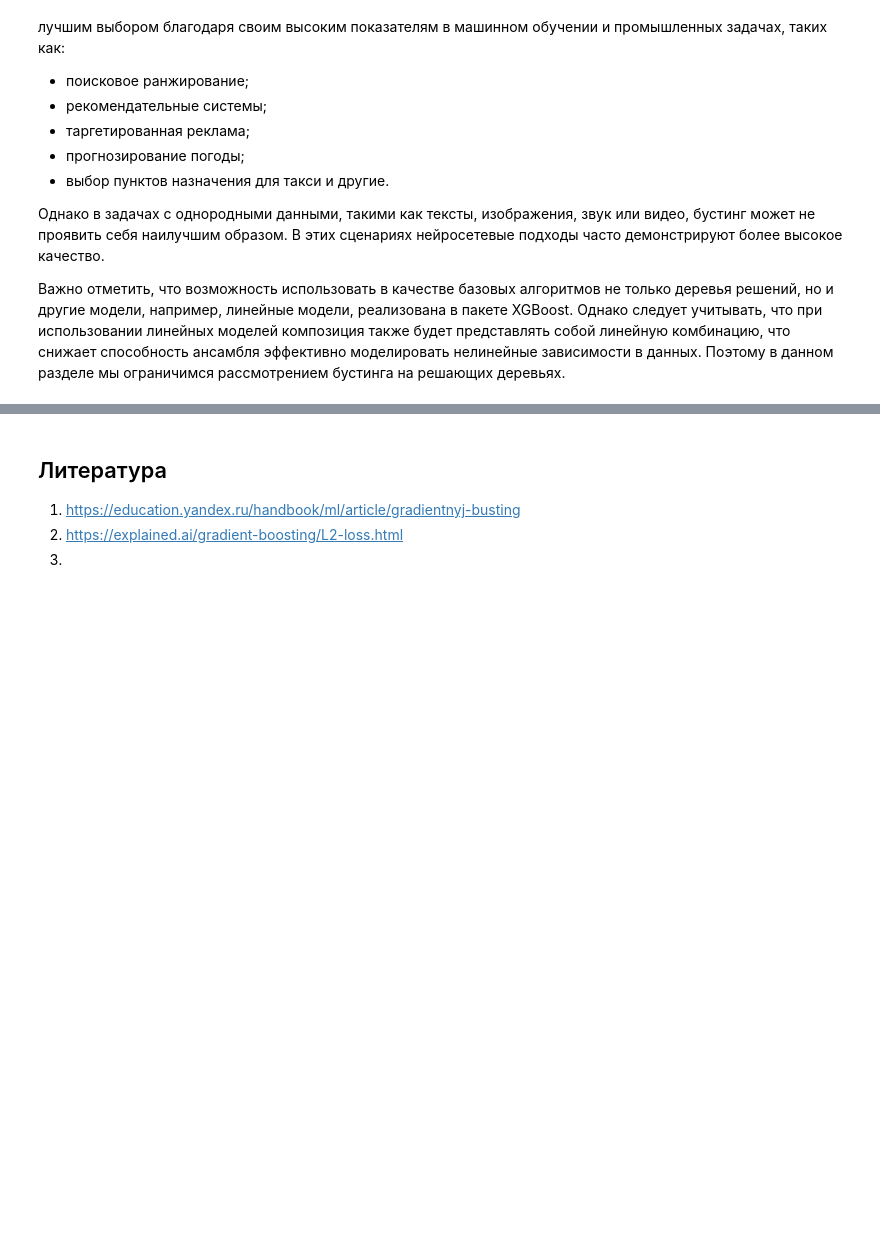
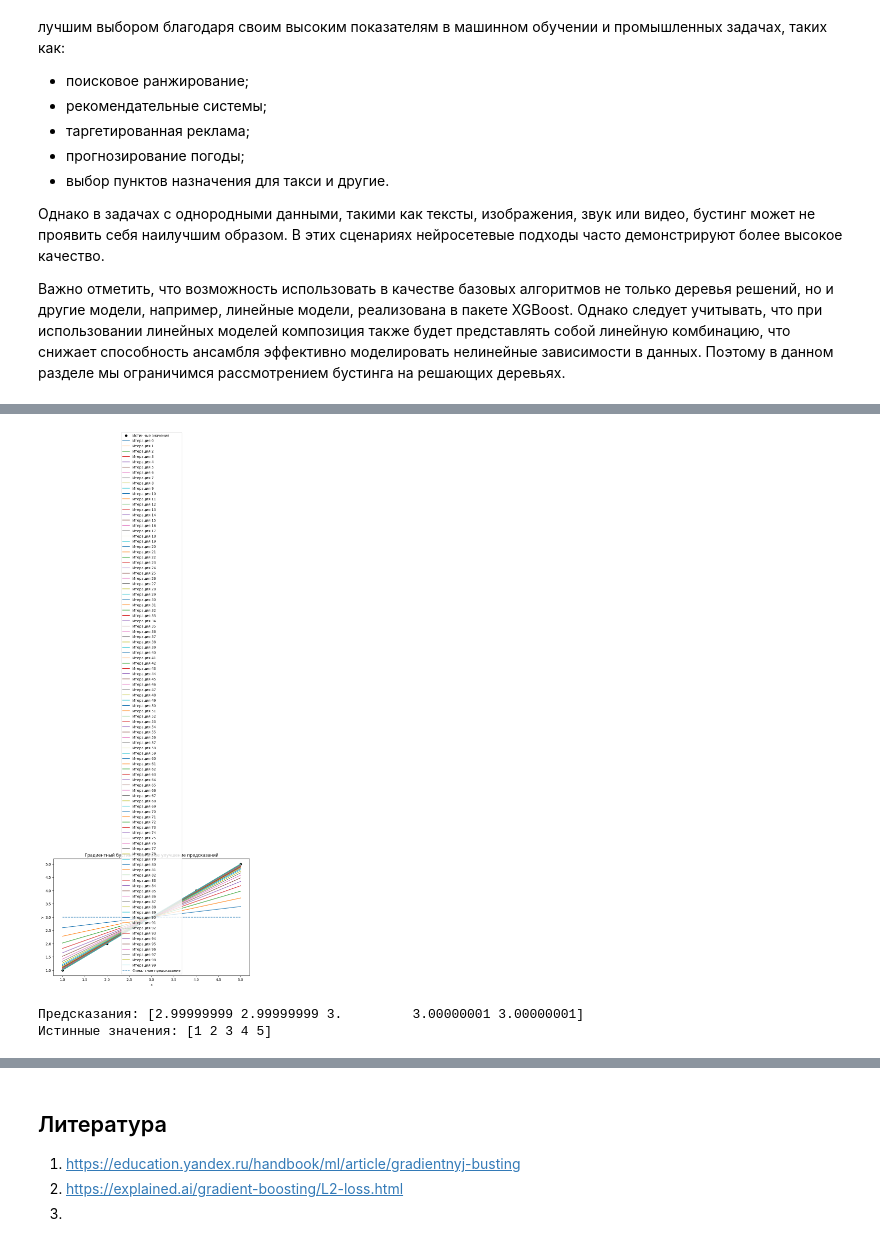
Before and after one commit to CodeHunterOfficial/TimeSeriesForecast_2024-2025, a Jupyter notebook: Тема 5. Прогнозирование временных рядов с помощью градиентного бустинга/Тема_5_2_Прогнозирование_временных_рядов_с_помощью_градиентного_бустинга_.ipynb, the cells around one changed output, grey strips where cells are left out. Drawn from its saved outputs; the diff is of its cells as text; code cells hidden in the pictures; blank space fills up the shorter version.

```diff
--- a/Тема 5. Прогнозирование временных рядов с помощью градиентного бустинга/Тема_5_2_Прогнозирование_временных_рядов_с_помощью_градиентного_бустинга_.ipynb
+++ b/Тема 5. Прогнозирование временных рядов с помощью градиентного бустинга/Тема_5_2_Прогнозирование_временных_рядов_с_помощью_градиентного_бустинга_.ipynb
@@ -24,0 +370,71 @@
+# %%
+import numpy as np
+import matplotlib.pyplot as plt
+
+# Исходные данные
+X = np.array([1, 2, 3, 4, 5])
+y = np.array([1, 2, 3, 4, 5])
+
+# Инициализация начальной модели
+a_0 = np.mean(y)
+a_k = np.full_like(y, a_0, dtype=float)
+models = []
+
+# Количество итераций бустинга
+n_iterations = 100
+learning_rate = 0.1
+
+# Для визуализации
+predictions_history = []
+
+for k in range(n_iterations):
+    # Вычисление градиентов
+    gradients = 2 * (a_k - y)
+
+    # Обучение линейной модели для предсказания антиградиентов
+    A = np.vstack([X, np.ones(len(X))]).T
+    m, c = np.linalg.lstsq(A, gradients, rcond=None)[0]
+
+    # Функция базового алгоритма
+    b_k = lambda x: m * x + c
+
+    # Сохранение модели
+    models.append(b_k)
+
+    # Обновление композиции
+    a_k -= learning_rate * b_k(X)
+
+    # Сохранение предсказаний для визуализации
+    predictions_history.append(a_k.copy())
+
+# Предсказание
+def predict(x):
+    pred = np.full_like(x, a_0, dtype=float)
+    for model in models:
+        pred -= learning_rate * model(x)
+    return pred
+
+# Пример использования
+x_test = np.array([1, 2, 3, 4, 5])
+predictions = predict(x_test)
+
+# Визуализация
+plt.figure(figsize=(10, 6))
+plt.scatter(X, y, color='black', label='Истинные значения')
+
+for i, preds in enumerate(predictions_history):
+    plt.plot(X, preds, label=f'Итерация {i}')
+
+plt.plot(x_test, predictions, label='Финальное предсказание', linestyle='--')
+plt.xlabel('x')
+plt.ylabel('y')
+plt.legend()
+plt.title('Градиентный бустинг: поэтапное улучшение предсказаний')
+plt.show()
+
+print(f"Предсказания: {predictions}")
+print(f"Истинные значения: {y}")
+# %% [output]
+[figure, added]
+Предсказания: [2.99999999 2.99999999 3.         3.00000001 3.00000001]
+Истинные значения: [1 2 3 4 5]
```
Also changed, not shown: parts of 20 cells of this notebook.
